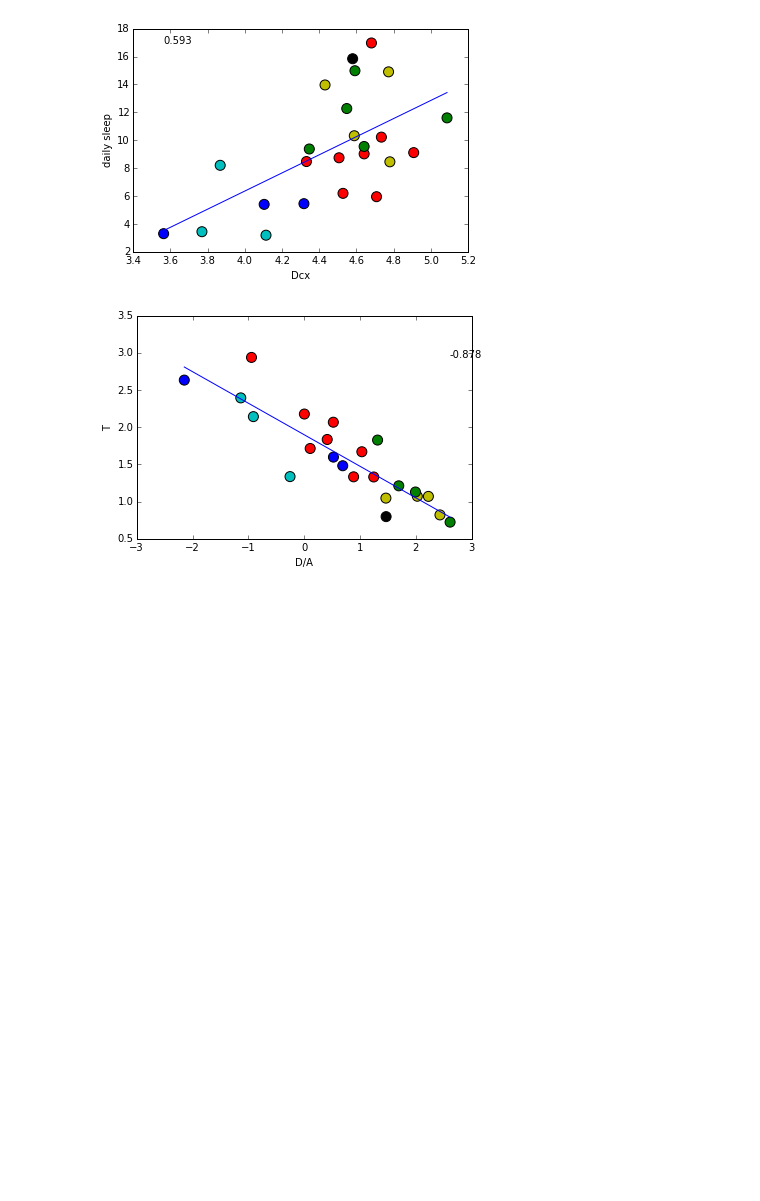
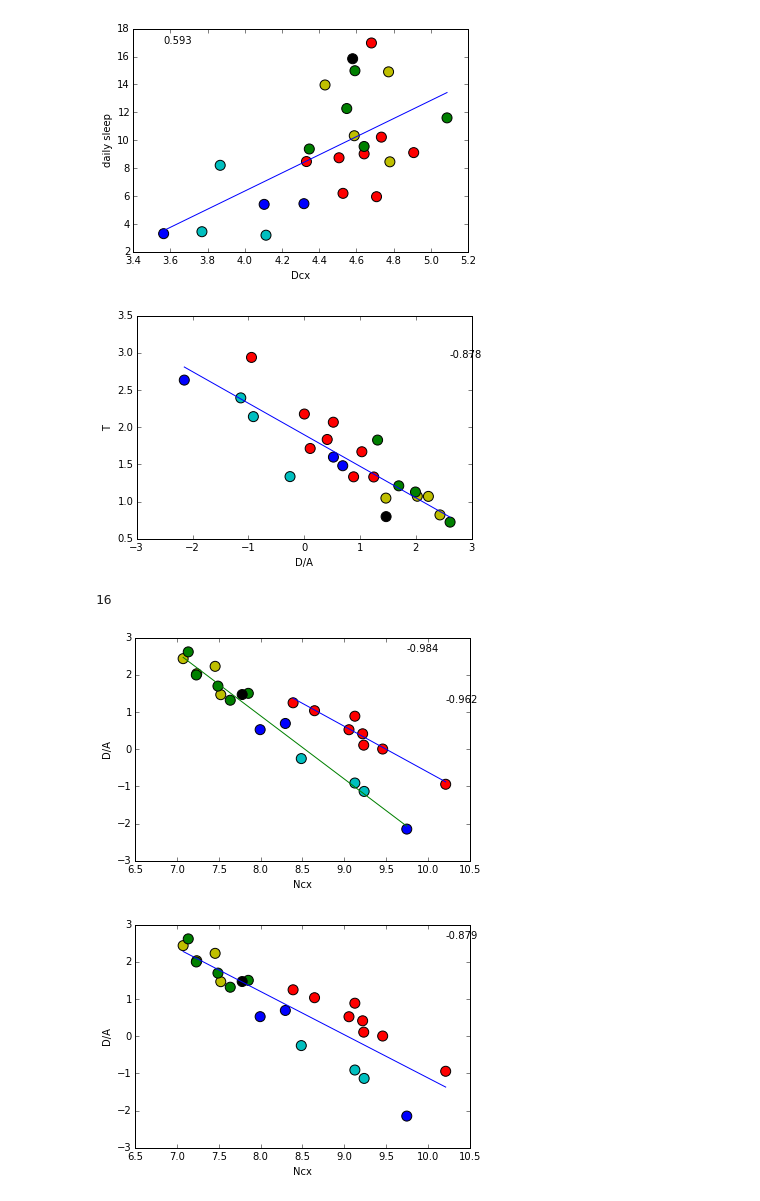
Before and after one commit to bcipolli/SfN15, a Jupyter notebook: HH2015.ipynb, the cells around one changed output. Drawn from its saved outputs; the diff is of its cells as text; code cells hidden in the pictures; blank space fills up the shorter version.

```diff
--- a/HH2015.ipynb
+++ b/HH2015.ipynb
@@ -179,3 +187,20 @@ regressAndPlot('Dcx', 'daily sleep')
 regressAndPlot('D/A', 'T')
 # %% [output]
 [figure]
+# %%
+# D/A vs Ncx for non-primate species
+non_primate_data = data.loc[data['Order'] != 'Primate']
+primate_data = data.loc[data['Order'] == 'Primate']
+len(non_primate_data)
+# %% [output]
+16
+# %%
+# Figure 3b: primates and other species diverge
+regressAndPlot('Ncx', 'D/A', data=primate_data)
+regressAndPlot('Ncx', 'D/A', data=non_primate_data)
+# For comparison
+plt.figure()
+regressAndPlot('Ncx', 'D/A')
+# %% [output]
+[figure, added]
+[figure, added]
```
Also changed, not shown: parts of 20 cells of this notebook.
